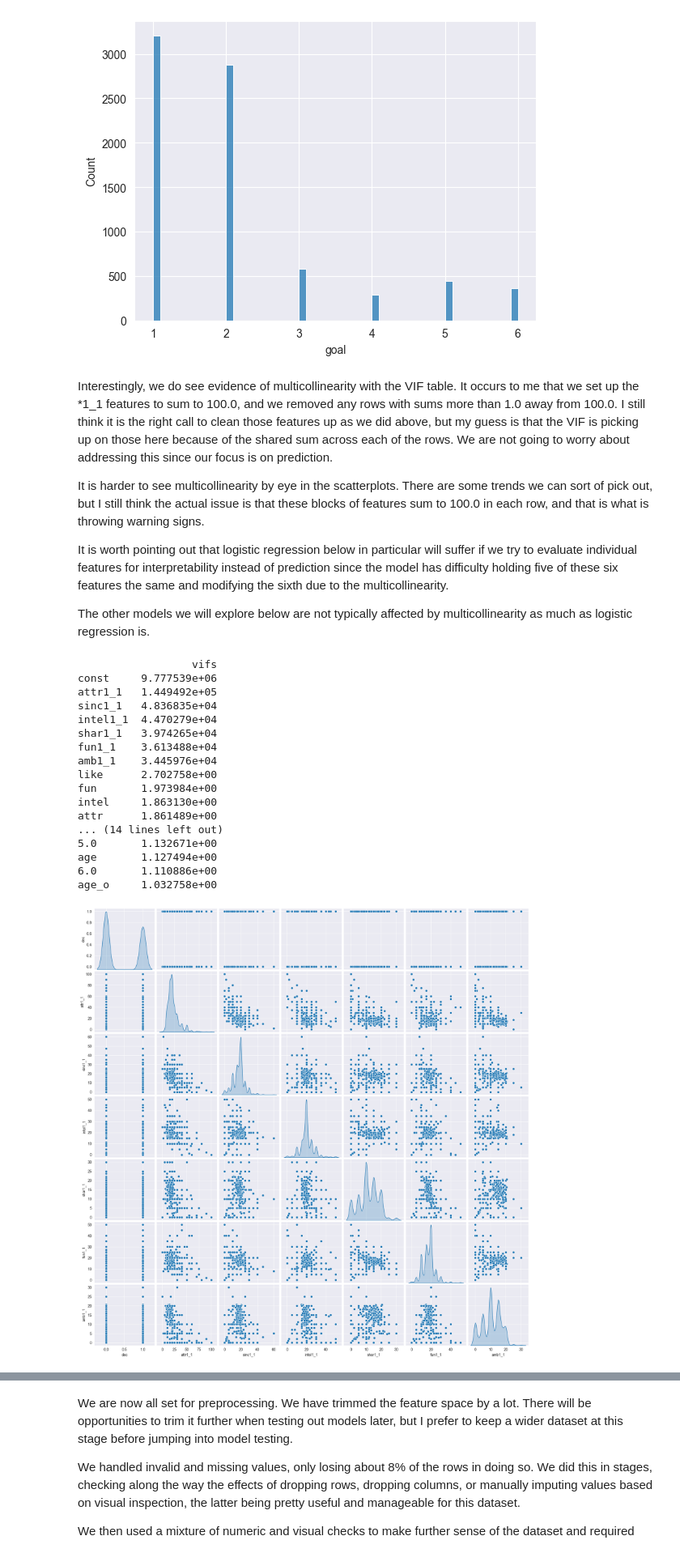
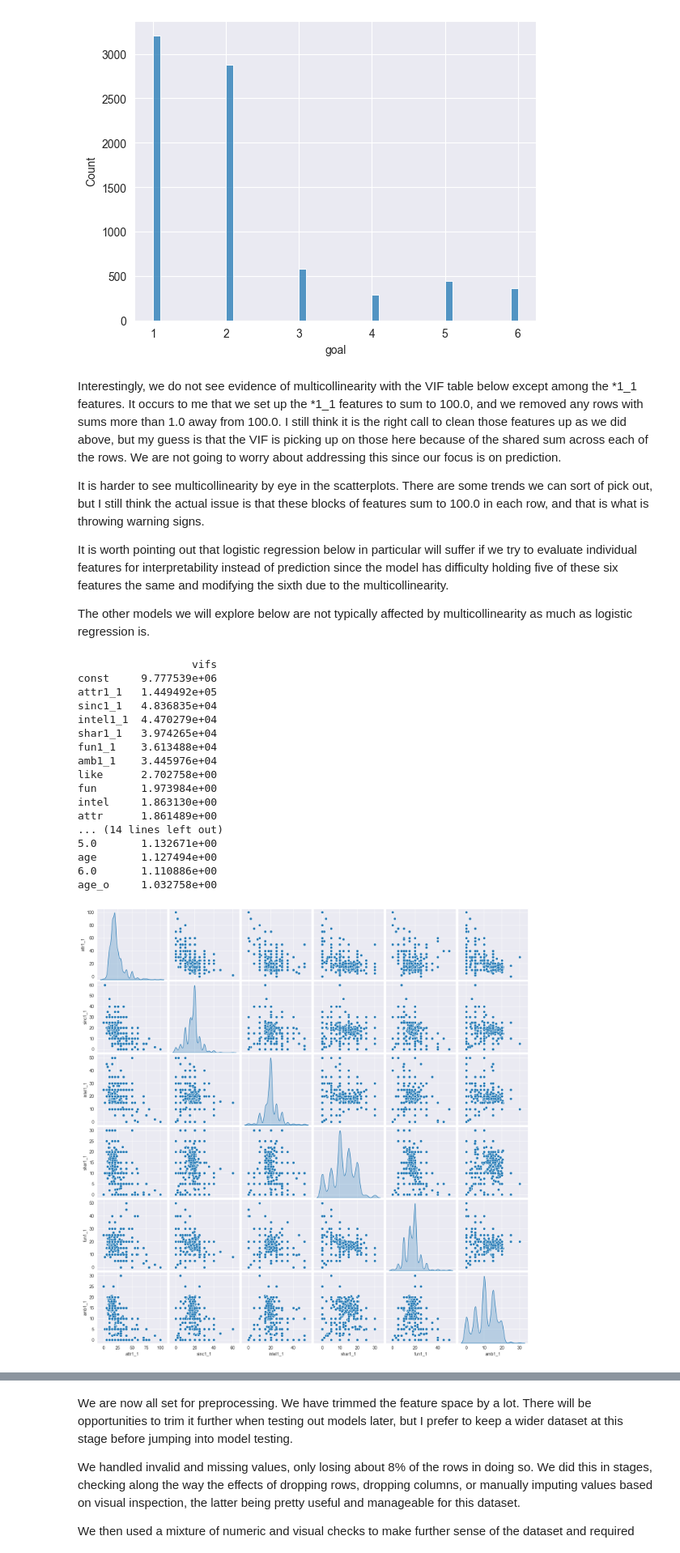
Before and after one commit to jhleakakos/msds-supervised-learning-final, a Jupyter notebook: speedy_dates.ipynb, the cells around one changed output, grey strips where cells are left out. Shown at 81% size. Saved outputs shown, nothing was run; the diff lists cells and outputs as text; code cells hidden in the pictures.

Commit message:
finish comment cleanup and code refactoring, primarily to spread code out vertically

```diff
--- a/speedy_dates.ipynb
+++ b/speedy_dates.ipynb
@@ -424,7 +427,10 @@ df.drop(columns=[
     ], inplace=True
 )
 
-df.dropna(subset=['dec', 'gender'], inplace=True)
+df.dropna(subset=[
+    'dec'
+    , 'gender'
+], inplace=True)
 
 print(f'The dataset has {df.shape[0]:,} rows and {df.shape[1]} columns')
 # %% [output]
@@ -617,14 +687,25 @@ Name: dec, dtype: float64
 # %% [markdown]
 Deciding to keep all the current features, we will proceed to one-hot encode `goal`.
 # %%
-sns.histplot(df['goal'], stat='count')
-df_goal_encoded = pd.get_dummies(df['goal'], dtype='float', drop_first=True)
-df_encoded = pd.concat([df.drop('goal', axis=1), df_goal_encoded], axis=1)
+sns.histplot(
+    df['goal']
+    , stat='count'
+)
+df_goal_encoded = pd.get_dummies(
+    df['goal']
+    , dtype='float'
+    , drop_first=True
+)
+df_encoded = pd.concat([
+    df.drop('goal', axis=1)
+    , df_goal_encoded
+    ], axis=1
+)
 df_encoded.columns = df_encoded.columns.astype(str)
 # %% [output]
 [figure]
 # %% [markdown]
-Interestingly, we do see evidence of multicollinearity with the VIF table. It occurs to me that we set up the *1_1 features to sum to 100.0, and we removed any rows with sums more than 1.0 away from 100.0. I still think it is the right call to clean those features up as we did above, but my guess is that the VIF is picking up on those here because of the shared sum across each of the rows. We are not going to worry about addressing this since our focus is on prediction.
+Interestingly, we do not see evidence of multicollinearity with the VIF table below except among the *1_1 features. It occurs to me that we set up the *1_1 features to sum to 100.0, and we removed any rows with sums more than 1.0 away from 100.0. I still think it is the right call to clean those features up as we did above, but my guess is that the VIF is picking up on those here because of the shared sum across each of the rows. We are not going to worry about addressing this since our focus is on prediction.
 
 It is harder to see multicollinearity by eye in the scatterplots. There are some trends we can sort of pick out, but I still think the actual issue is that these blocks of features sum to 100.0 in each row, and that is what is throwing warning signs.
 
@@ -632,39 +713,53 @@ It is worth pointing out that logistic regression below in particular will suffe
 
 The other models we will explore below are not typically affected by multicollinearity as much as logistic regression is.
 # %%
-# Calculating VIF
 vif_df = add_constant(df_encoded.drop('dec', axis=1))
 print(
     pd.DataFrame(
+        # The logic here is you loop through all the columns (we removed `dec` three
+        # lines up) and, for each column, calculate looking at the correlation
+        # between that feature and the remaining features
         [variance_inflation_factor(vif_df.values, i) for i in range(vif_df.shape[1])]
         , vif_df.columns
         , columns=['vifs']
-    ).sort_values(by='vifs', ascending=False)
+    ).sort_values(
+        by='vifs'
+        , ascending=False
+    )
 )
 
+# Plotting the *1_1 features that have high VIFs from the previous chunk of code
+# to see if we can visually detect correlations
 sns.pairplot(
-    df_encoded[['dec', 'attr1_1', 'sinc1_1', 'intel1_1', 'shar1_1', 'fun1_1', 'amb1_1']]
+    df_encoded[[
+        'attr1_1'
+        , 'sinc1_1'
+        , 'intel1_1'
+        , 'shar1_1'
+        , 'fun1_1'
+        , 'amb1_1'
+    ]]
     , diag_kind='kde'
 );
 # %% [output]
                   vifs
 const     9.777539e+06
 attr1_1   1.449492e+05
 sinc1_1   4.836835e+04
 intel1_1  4.470279e+04
 shar1_1   3.974265e+04
 fun1_1    3.613488e+04
 amb1_1    3.445976e+04
 like      2.702758e+00
 fun       1.973984e+00
 intel     1.863130e+00
 attr      1.861489e+00
 ... (14 lines left out)
 5.0       1.132671e+00
 age       1.127494e+00
 6.0       1.110886e+00
 age_o     1.032758e+00
-[figure, old version]
+[figure, new version]
 # %% [markdown]
 Finally, we split the dataset with an 80-20 train-test split and then standardize the dataset. The dataset should then be ready to start testing out models below.
 
```
Also changed, not shown: parts of 23 cells of this notebook.
